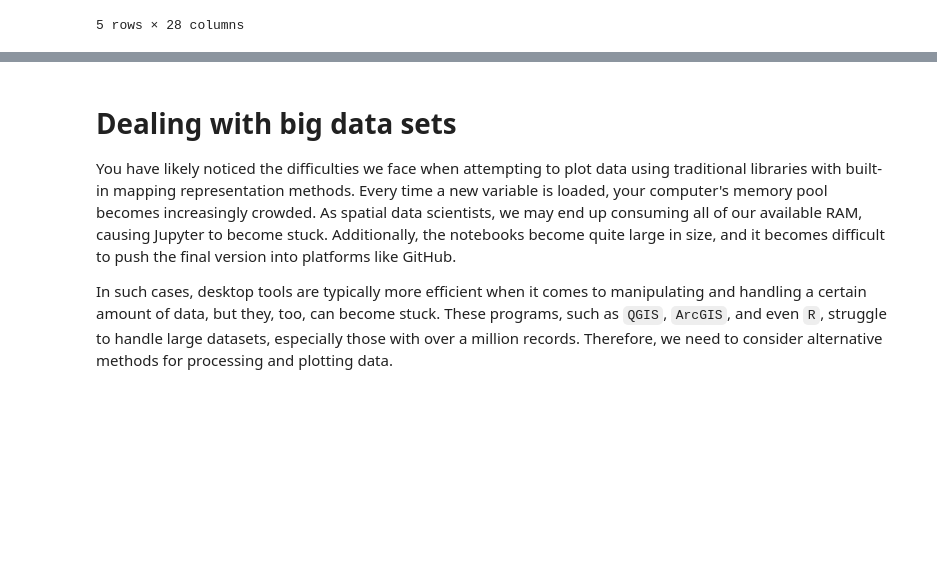
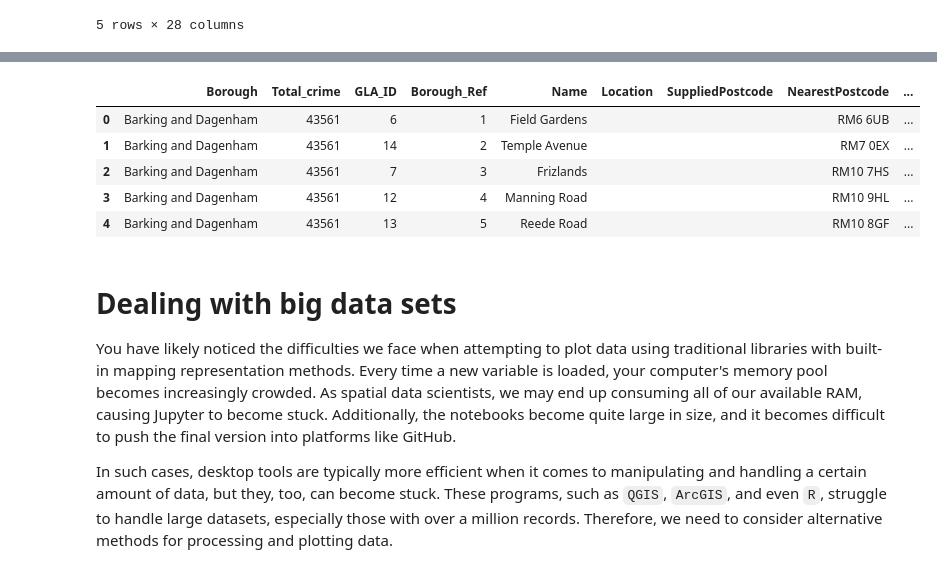
Before and after one commit to MagnusBurnet/UARepo, a Jupyter notebook: Lab 3/UA_LabWorkbook_3.ipynb, the cells around one changed output, grey strips where cells are left out. Drawn from its saved outputs; the diff is of its cells as text; code cells hidden in the pictures; blank space fills up the shorter version.

```diff
--- a/Lab 3/UA_LabWorkbook_3.ipynb
+++ b/Lab 3/UA_LabWorkbook_3.ipynb
@@ -362,4 +423,5 @@ data.head()
 # %%
 data['Total'] = data.loc[:, '202202':'202401'].sum(axis=1)
 # %%
-total_crime = data[["GEOID10","Category","geometry"]]
+total_crime = data[["MajorText","LookUp_BoroughName","Total"]]
+total_crime.head()
@@ -365,0 +448,3 @@ total_crime = data[["GEOID10","Category","geometry"]]
+# %%
+grouped_crime = total_crime.groupby('LookUp_BoroughName').sum().reset_index()
+grouped_crime = grouped_crime.rename(columns={'LookUp_BoroughName': 'Borough','Total': 'Total_crime'})
@@ -366,3 +460,13 @@ total_crime = data[["GEOID10","Category","geometry"]]
+# %%
+Merged = pd.merge(grouped_crime, allotments, on="Borough") #merge the data by Borough
+Merged.head()
+# %% [output]
+|  | Borough | Total_crime | GLA_ID | Borough_Ref | Name | Location | SuppliedPostcode | NearestPostcode | ... |
+| 0 | Barking and Dagenham | 43561 | 6 | 1 | Field Gardens |  |  | RM6 6UB | ... |
+| 1 | Barking and Dagenham | 43561 | 14 | 2 | Temple Avenue |  |  | RM7 0EX | ... |
+| 2 | Barking and Dagenham | 43561 | 7 | 3 | Frizlands |  |  | RM10 7HS | ... |
+| 3 | Barking and Dagenham | 43561 | 12 | 4 | Manning Road |  |  | RM10 9HL | ... |
+| 4 | Barking and Dagenham | 43561 | 13 | 5 | Reede Road |  |  | RM10 8GF | ... |
 # %% [markdown]
 # Dealing with big data sets
 
```
Also changed, not shown: parts of 39 cells of this notebook, 4 other files.
